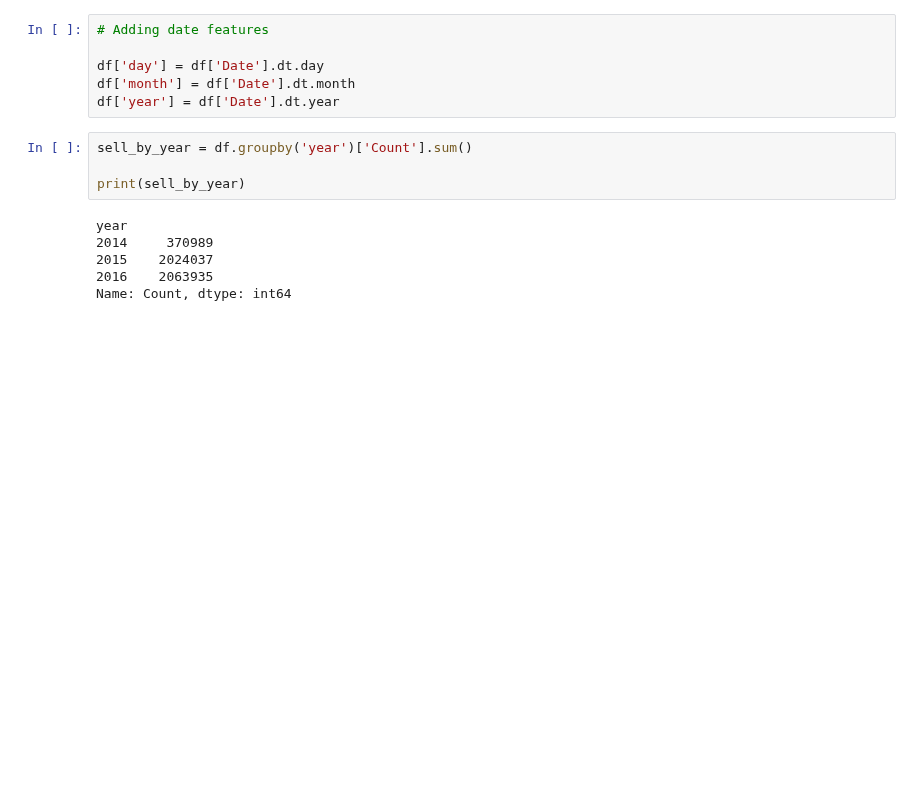
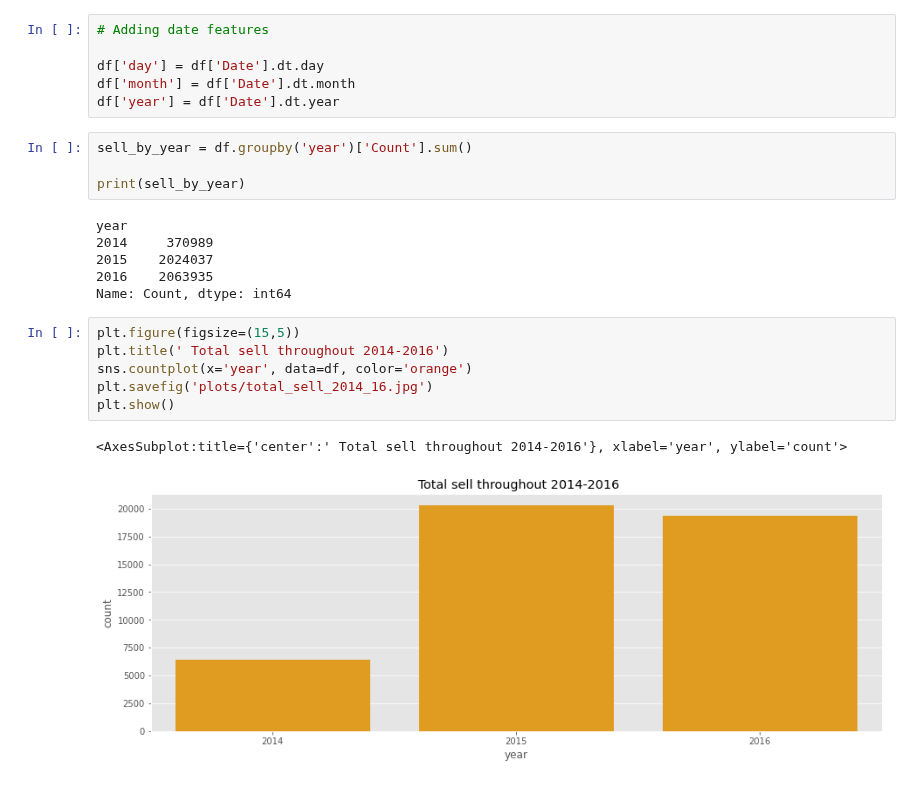
Before and after one commit to MusfiqDehan/1811821042_CSE445_Spring21, a Jupyter notebook: Problem-2/demand.ipynb, the cells around one changed output. Cells and saved outputs as stored; diff of their text form; blank space fills up the shorter version.

Commit message:
Problem-2: Plot total sell barchart

```diff
--- a/Problem-2/demand.ipynb
+++ b/Problem-2/demand.ipynb
@@ -83,3 +83,12 @@ year
 2015    2024037
 2016    2063935
 Name: Count, dtype: int64
+# %%
+plt.figure(figsize=(15,5))
+plt.title(' Total sell throughout 2014-2016')
+sns.countplot(x='year', data=df, color='orange')
+plt.savefig('plots/total_sell_2014_16.jpg')
+plt.show()
+# %% [output]
+<AxesSubplot:title={'center':' Total sell throughout 2014-2016'}, xlabel='year', ylabel='count'>
+[figure, added]
```
